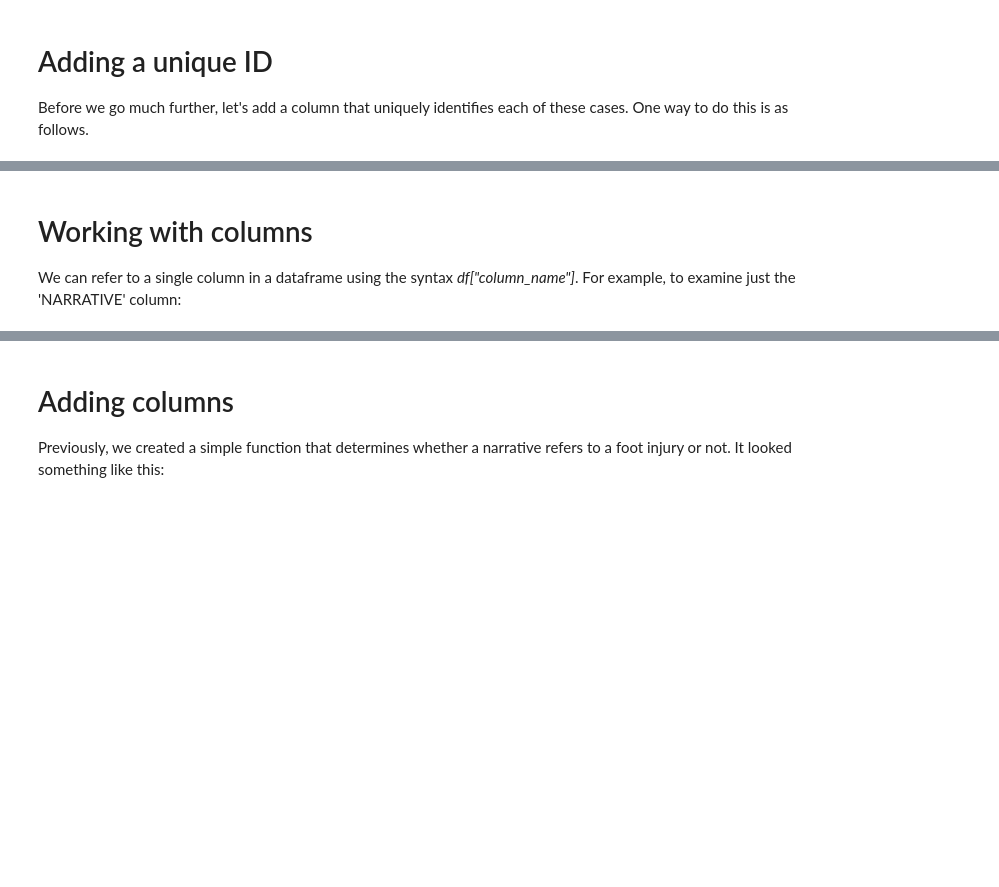
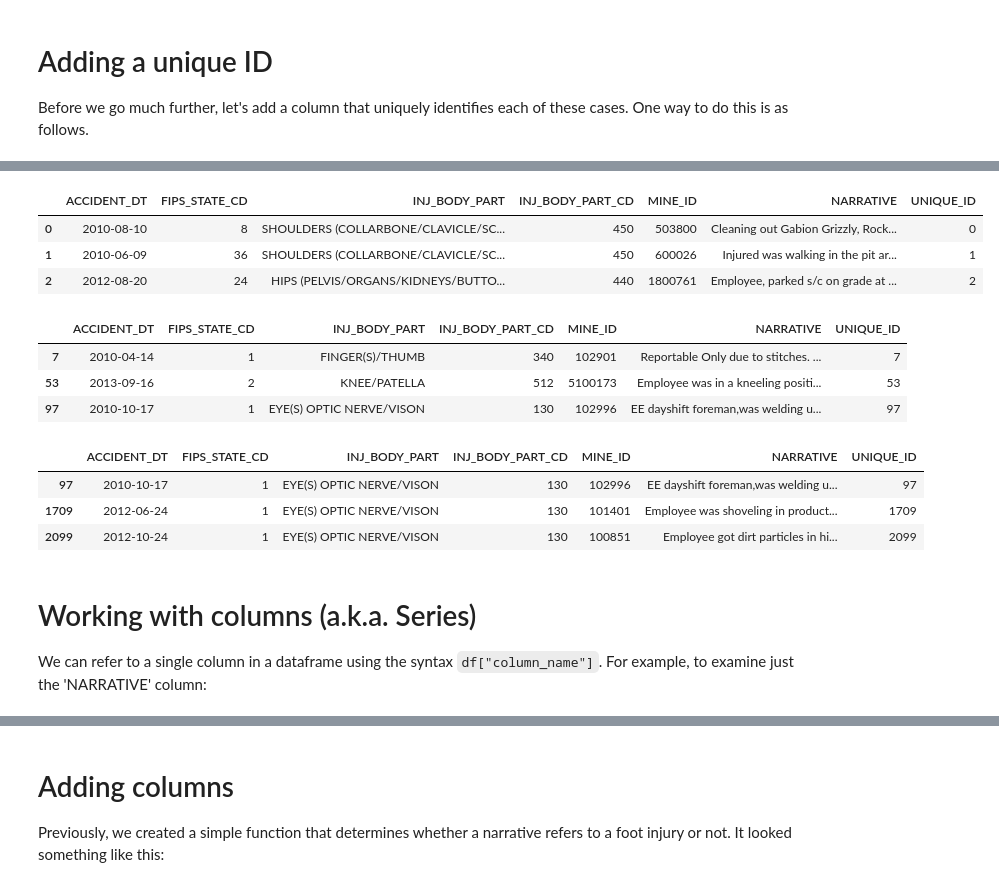
Before and after one commit to ameasure/autocoding-class, a Jupyter notebook: pandas and files.ipynb, the cells around one changed output, grey strips where cells are left out. Drawn from its saved outputs; the diff is of its cells as text; code cells hidden in the pictures; blank space fills up the shorter version.

Commit message:
improved notes for class 3

```diff
--- a/pandas and files.ipynb
+++ b/pandas and files.ipynb
@@ -77,6 +131,35 @@ df.head(3)
+# %%
+# All rows where fips_state_cd is not equal to 1
+df_not_alabama = df[df['FIPS_STATE_CD'] != 1]
+df_not_alabama.head(3)
+# %% [output]
+|  | ACCIDENT_DT | FIPS_STATE_CD | INJ_BODY_PART | INJ_BODY_PART_CD | MINE_ID | NARRATIVE | UNIQUE_ID |
+| 0 | 2010-08-10 | 8 | SHOULDERS (COLLARBONE/CLAVICLE/SC... | 450 | 503800 | Cleaning out Gabion Grizzly, Rock... | 0 |
+| 1 | 2010-06-09 | 36 | SHOULDERS (COLLARBONE/CLAVICLE/SC... | 450 | 600026 | Injured was walking in the pit ar... | 1 |
+| 2 | 2012-08-20 | 24 | HIPS (PELVIS/ORGANS/KIDNEYS/BUTTO... | 440 | 1800761 | Employee, parked s/c on grade at ... | 2 |
+# %%
+# All rows where fips_state_cd equals 1 or 2.
+# Note: in pandas, | is the "or" operator. Also note that we have to explicitly group our sub-conditions in parenthesis.
+df_example_or = df[(df['FIPS_STATE_CD']==1) | (df['FIPS_STATE_CD']==2)]
+df_example_or.head(3)
+# %% [output]
+|  | ACCIDENT_DT | FIPS_STATE_CD | INJ_BODY_PART | INJ_BODY_PART_CD | MINE_ID | NARRATIVE | UNIQUE_ID |
+| 7 | 2010-04-14 | 1 | FINGER(S)/THUMB | 340 | 102901 | Reportable Only due to stitches. ... | 7 |
+| 53 | 2013-09-16 | 2 | KNEE/PATELLA | 512 | 5100173 | Employee was in a kneeling positi... | 53 |
+| 97 | 2010-10-17 | 1 | EYE(S) OPTIC NERVE/VISON | 130 | 102996 | EE dayshift foreman,was welding u... | 97 |
+# %%
+# All rows where fips_state_cd equals 1 and inj_body_part_cd equal 130.
+# Note: in pandas, & is the "and" operator.
+df_example_and = df[(df['FIPS_STATE_CD']==1) & (df['INJ_BODY_PART_CD']==130)]
+df_example_and.head(3)
+# %% [output]
+|  | ACCIDENT_DT | FIPS_STATE_CD | INJ_BODY_PART | INJ_BODY_PART_CD | MINE_ID | NARRATIVE | UNIQUE_ID |
+| 97 | 2010-10-17 | 1 | EYE(S) OPTIC NERVE/VISON | 130 | 102996 | EE dayshift foreman,was welding u... | 97 |
+| 1709 | 2012-06-24 | 1 | EYE(S) OPTIC NERVE/VISON | 130 | 101401 | Employee was shoveling in product... | 1709 |
+| 2099 | 2012-10-24 | 1 | EYE(S) OPTIC NERVE/VISON | 130 | 100851 | Employee got dirt particles in hi... | 2099 |
 # %% [markdown]
-# Working with columns
+# Working with columns (a.k.a. Series)
 
-We can refer to a single column in a dataframe using the syntax <i>df["column_name"]</i>. For example, to examine just the 'NARRATIVE' column:
+We can refer to a single column in a dataframe using the syntax `df["column_name"]`. For example, to examine just the 'NARRATIVE' column:
 # %%
 df['NARRATIVE'].head()
```
Also changed, not shown: parts of 28 cells of this notebook.
